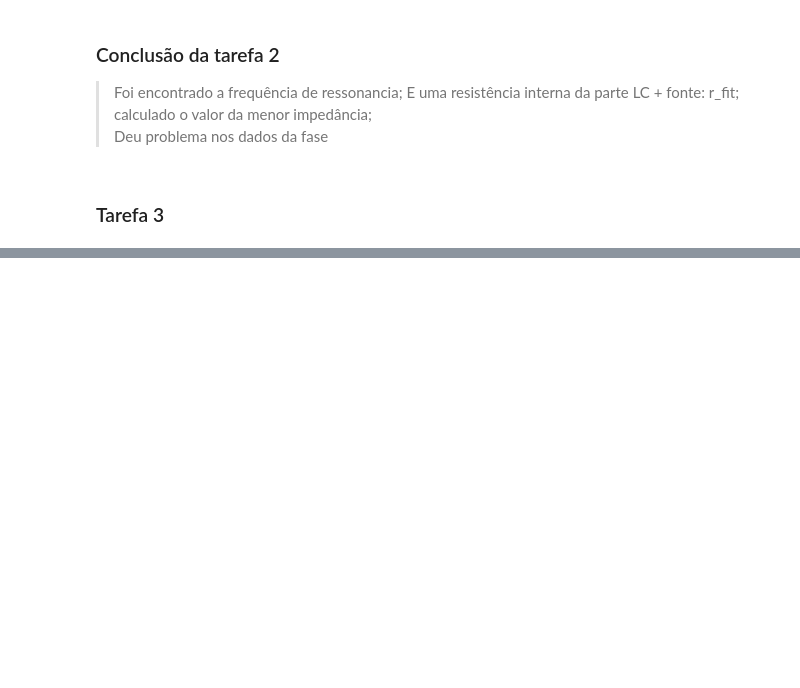
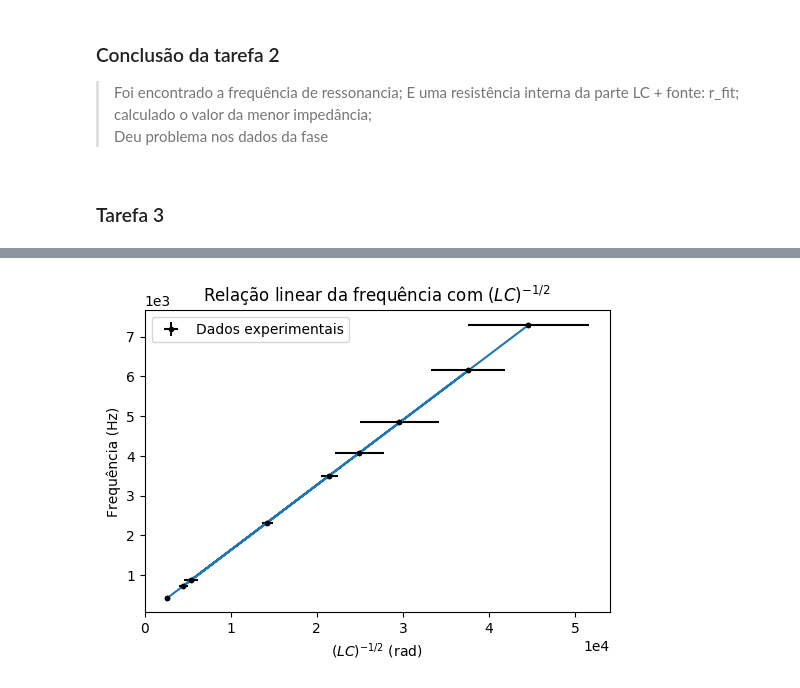
Before and after one commit to solano/lab3, a Jupyter notebook: pratica6/notebook/Analise.ipynb, the cells around one changed output, grey strips where cells are left out. Cells and saved outputs as stored; diff of their text form; code cells hidden in the pictures; blank space fills up the shorter version.

Commit message:
até a tarefa 5

```diff
--- a/pratica6/notebook/Analise.ipynb
+++ b/pratica6/notebook/Analise.ipynb
@@ -211,0 +223,30 @@ Resistência nos cabos e na fonte: 9±3
+# %%
+data_4 = np.loadtxt("data/tarefa4.dat").T
+l_4 = data_4[0]
+c_4 = data_4[1]
+f_4 = data_4[2]
+erro_l4 = 3e-3+ 2.5e-2*abs(l_4)
+erro_c4 = [0.01e-6, 0.1e-9, 0.1e-9, 0.01e-6, 0.1e-9,0.1e-9,0.01e-6,0.1e-9,0.1e-9] # ultima casa do display.
+erro_f4 = f_4*0.005
+
+y_4 = f_4
+x_4 = (l_4*c_4)**(-.5)
+erro_x4 = -1/2*(l_4*c_4)**(-3/2)*(erro_c4*l_4+erro_l4*c_4)
+lin_fit = lambda x,a,b:a*x+b
+
+from scipy import stats
+slope_4, intercept_4 , aosd,iasjd,iajdsis= stats.linregress(x_4, y_4)
+popt_4 = [slope_4, intercept_4]
+
+plt.figure(dpi=100)
+plt.title(r"Relação linear da frequência com $(LC)^{-1/2}$")
+plt.xlabel(r"$(LC)^{-1/2}$ (rad)")
+plt.ylabel("Frequência (Hz)")
+plt.ticklabel_format(style="sci", axis="both", scilimits=(0,0))
+plt.errorbar(x_4, y_4, yerr=erro_f4, xerr=erro_x4, fmt='.', color="black", label="Dados experimentais")
+plt.plot(x_4, y_4, '.k')
+plt.plot(x_4, lin_fit(x_4, *popt_4))
+plt.legend(loc=0)
+plt.show()
+# %% [output]
+[figure, added]
```
Also changed, not shown: parts of 10 cells of this notebook, 6 other files.
